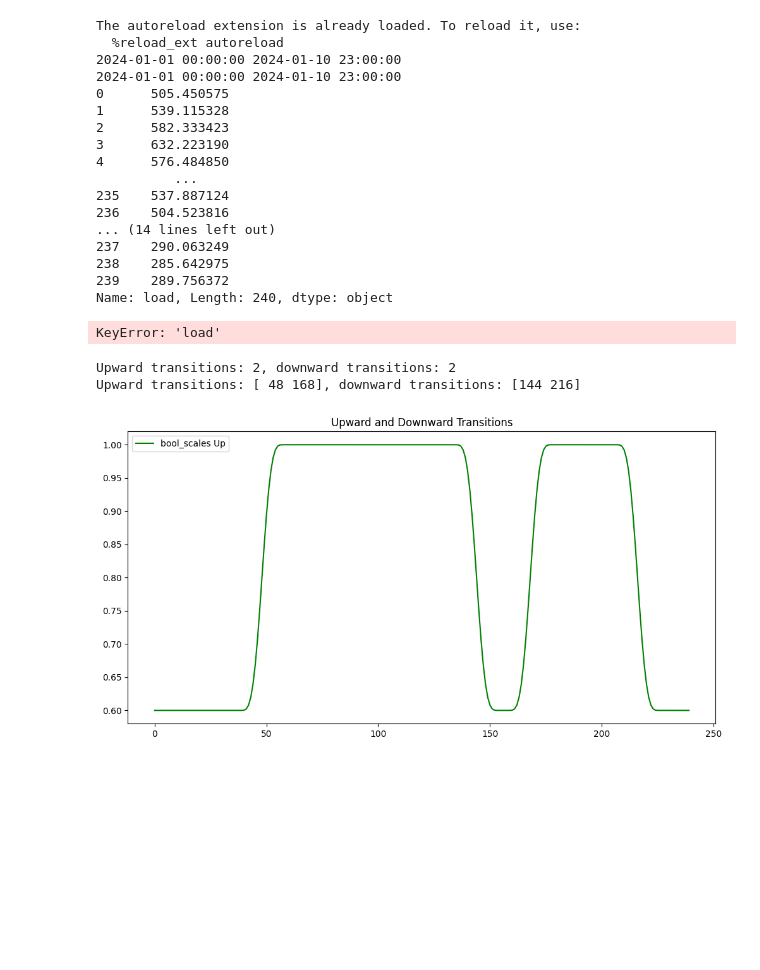
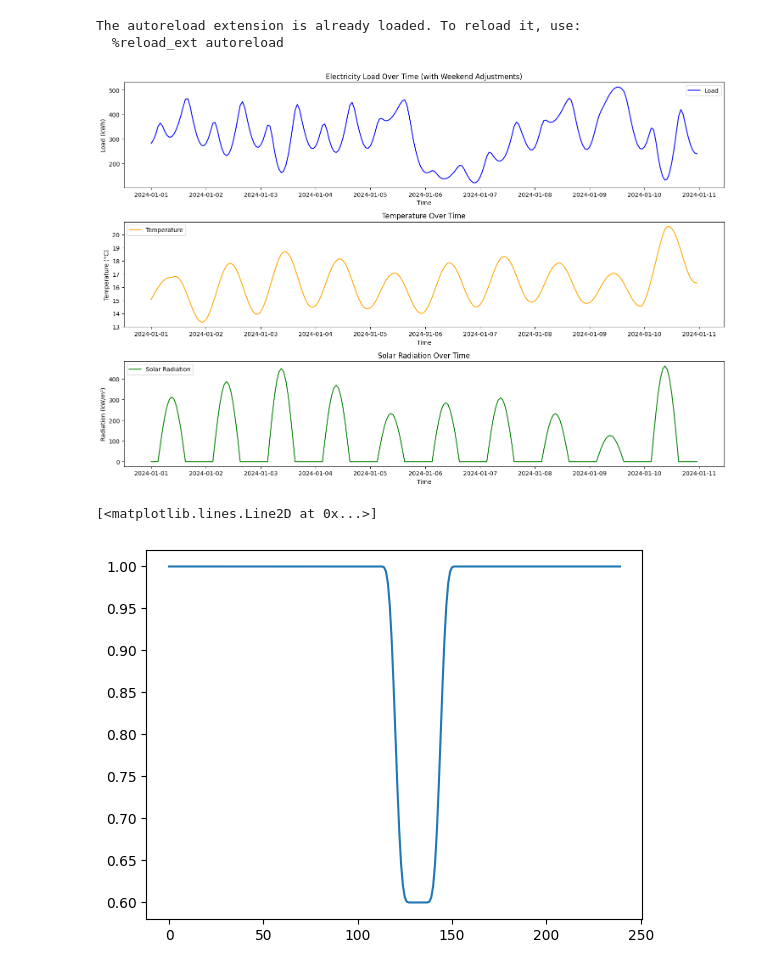
Before and after one commit to robersGE/TimeXer, a Jupyter notebook: playgrounds/dataset2.ipynb, the cells around one changed output. Cells and saved outputs as stored; diff of their text form; code cells hidden in the pictures; blank space fills up the shorter version.

Commit message:
wip: dataset creation

```diff
--- a/playgrounds/dataset2.ipynb
+++ b/playgrounds/dataset2.ipynb
@@ -6,75 +12,41 @@
 import numpy as np
 import pandas as pd
 import matplotlib.pyplot as plt
-from dataset_functions import plot_time_series, adjust_weekend_load, randomize_radiation, smoothen, generate_temperature_profile, create_daily_scales, adjust_bool_day
+from utils.src.dataset_functions import plot_time_series, adjust_weekend_load, smoothen, generate_temperature_profile, create_daily_scales, adjust_bool_day
 # Parameters
 # np.random.seed(42)
 hours = 240  # One year of hourly data
 time = np.arange(hours)
 time_pd = pd.date_range('2024-01-01', periods=hours, freq='H')
 noise = .0
 daily_scales = create_daily_scales(time_pd, 0.8)
 daily_scales_2 = create_daily_scales(time_pd, 1.0)
 
-
 temperature = generate_temperature_profile(time=time, noise=noise, daily_scales=daily_scales)
 solar_radiation = np.clip(500 * np.sin(2 * np.pi * time / 24 - np.pi/4) + noise * np.random.normal(0, 50, hours), 0, None) * daily_scales
-humidity = 60 + 10 * np.sin(2 * np.pi * time / 8760) + noise * np.random.normal(0, 5, hours)
 # Base Load
 base_load = 500 + 200 * np.sin(2 * np.pi * time / 24 - np.pi/3) + 100 * np.cos(2 * np.pi * time / 8760)
 
 # Create DataFrame
 df = pd.DataFrame({
     'time': pd.date_range('2024-01-01', periods=hours, freq='H'),
     'temperature': temperature,
     'solar_radiation': solar_radiation,
-    'humidity': humidity,
 })
 
 df['temperature'] = smoothen(df, 'temperature', rolling_window=40)['temperature']
 
-load = base_load + 5 * df['temperature'] - 1. * df['solar_radiation'] + noise * np.random.normal(0, 50, hours)
+load = base_load - 10 * df['temperature'] - 1. * df['solar_radiation'] + noise * np.random.normal(0, 50, hours)
 df['load'] = adjust_weekend_load(load, df['time'], 12,24,10,22)
-print(df['load'])
-df['load'] = adjust_bool_day(df['load'].values, df['time'], daily_scales_2, 16)
-print(df['load'])
-df['load'] = smoothen(df, 'load', rolling_window=14)['load']
+df['load'], bool_scales, boold_days = adjust_bool_day(df['load'], daily_scales_2, 16)
+df['load'] = smoothen(df, 'load', rolling_window=10)['load']
+df['bool_day'] = boold_days
+plot_time_series(df)
 
-plot_time_series(df, start_date='2024-01-05')
-
-plt.plot(daily_scales_2)
+plt.plot(bool_scales)
 # %% [output]
 The autoreload extension is already loaded. To reload it, use:
   %reload_ext autoreload
-2024-01-01 00:00:00 2024-01-10 23:00:00
-2024-01-01 00:00:00 2024-01-10 23:00:00
-0      505.450575
-1      539.115328
-2      582.333423
-3      632.223190
-4      576.484850
-          ...
-235    537.887124
-236    504.523816
-... (14 lines left out)
-237    290.063249
-238    285.642975
-239    289.756372
-Name: load, Length: 240, dtype: object
+[figure, added]
-KeyError: 'load'
+[<matplotlib.lines.Line2D at 0x...>]
+[figure, added]
-# %%
-from dataset_functions import adjust_bool_day
-
-# Using the adjust_bool_day function
-bool_scales = adjust_bool_day(load, df['time'], daily_scales)
-
-# Plot upward and downward transitions
-plt.figure(figsize=(12, 6))
-plt.plot(bool_scales, label='bool_scales Up', color='green')
-plt.title('Upward and Downward Transitions')
-plt.legend()
-plt.show()
-# %% [output]
-Upward transitions: 2, downward transitions: 2
-Upward transitions: [ 48 168], downward transitions: [144 216]
-[figure, removed]
```
Also changed, not shown: parts of 2 cells of this notebook, 4 other files.
